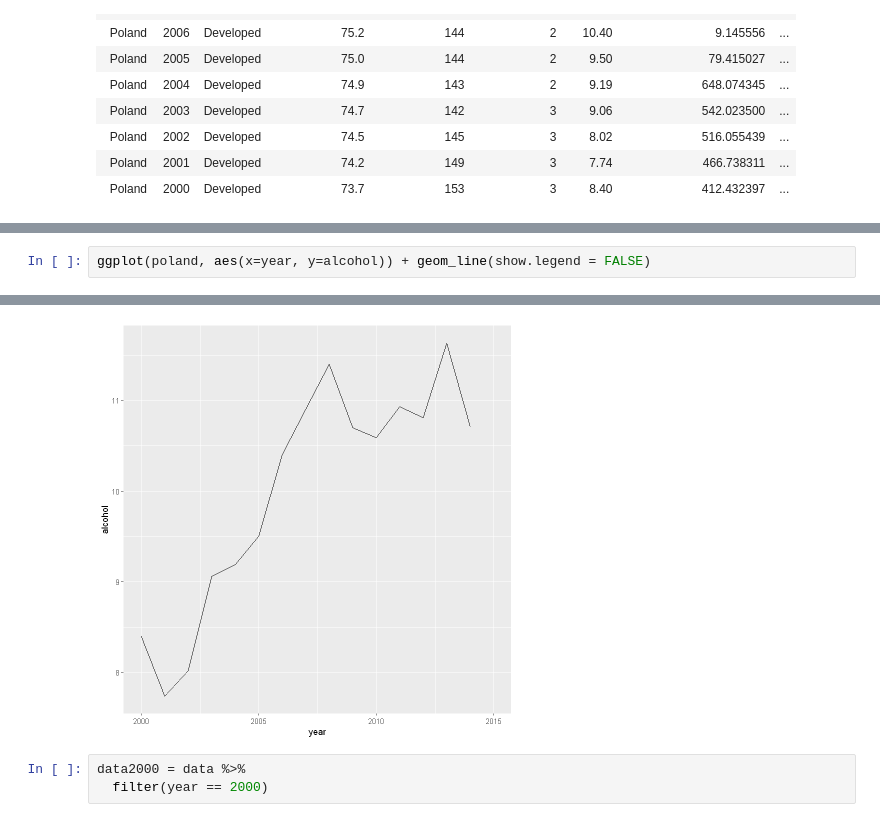
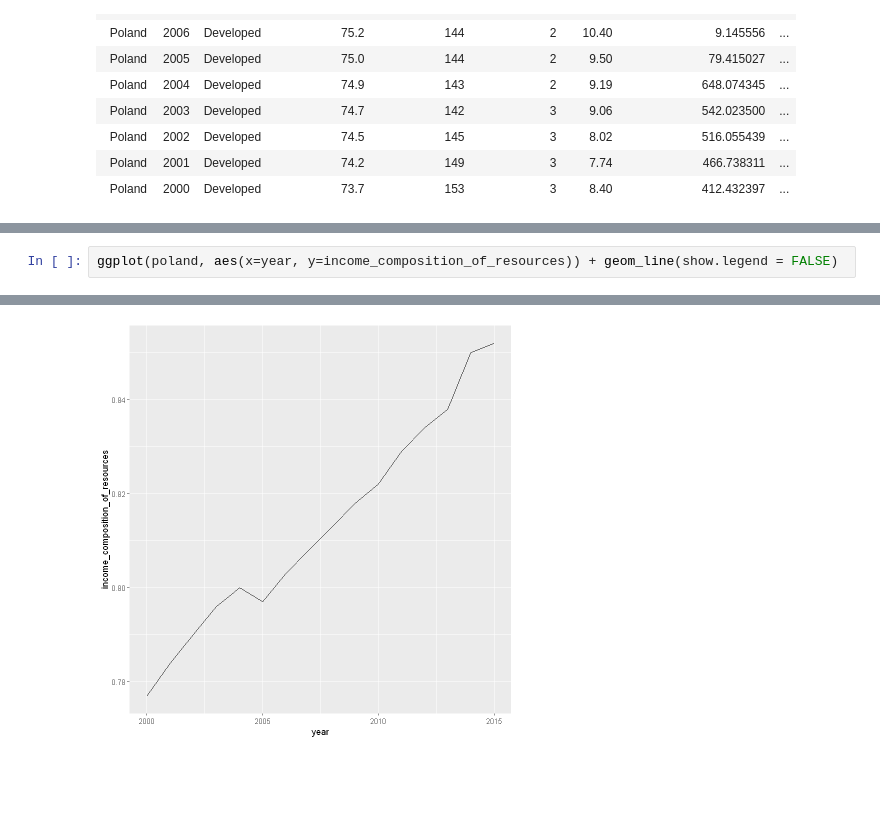
Before and after one commit to Szymex49/What_affects_life_expectancy-statistical_analysis, a Jupyter notebook: Malec.ipynb, the cells around one changed output, grey strips where cells are left out. Cells and saved outputs as stored; diff of their text form; blank space fills up the shorter version.

```diff
--- a/Malec.ipynb
+++ b/Malec.ipynb
@@ -268,3 +300,3 @@ Warning message:
 # %%
-ggplot(poland, aes(x=year, y=alcohol)) + geom_line(show.legend = FALSE)
+ggplot(poland, aes(x=year, y=income_composition_of_resources)) + geom_line(show.legend = FALSE)
 # %% [output]
@@ -273,4 +303 @@ Warning message:
-[figure, old version]
+[figure, new version]
-# %%
-data2000 = data %>%
-  filter(year == 2000)
```
Also changed, not shown: parts of 13 cells of this notebook.
